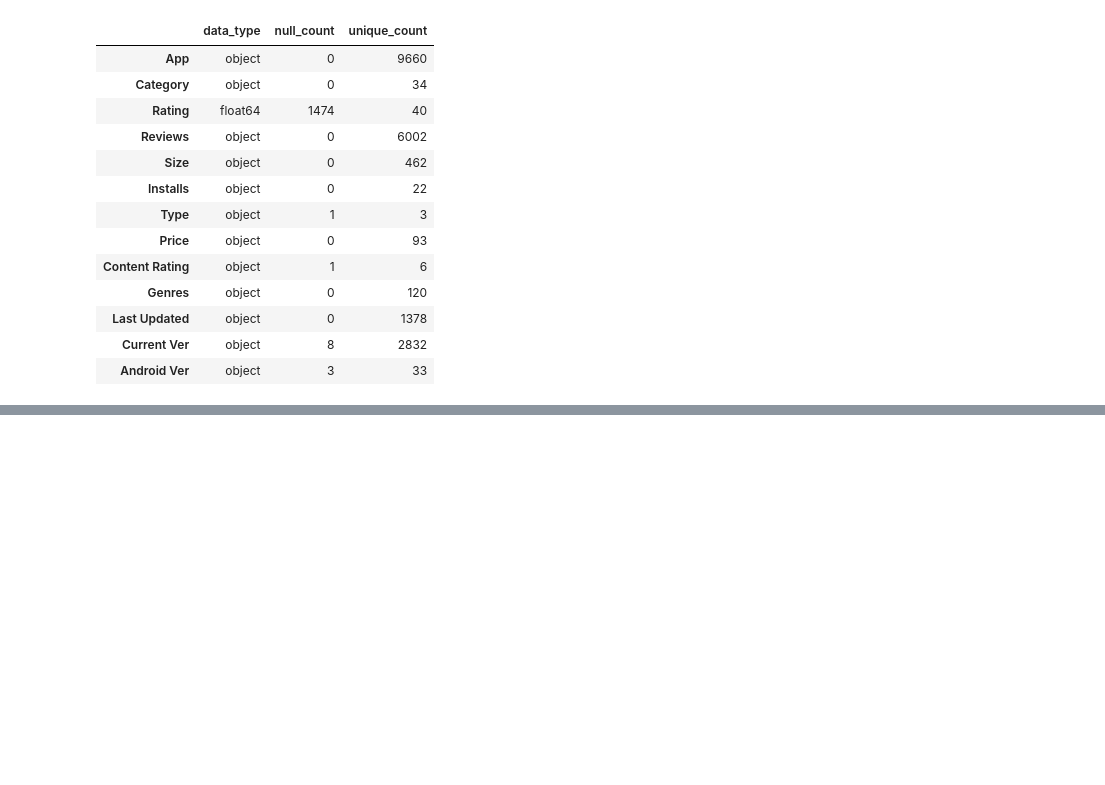
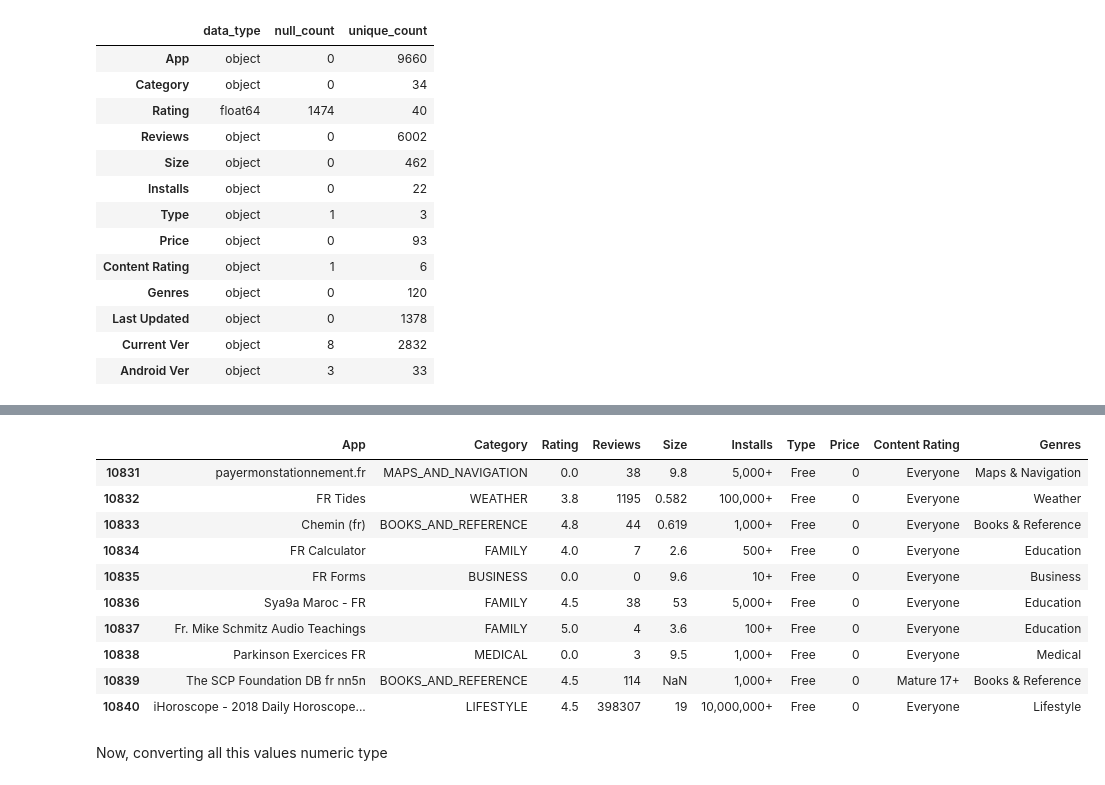
Before and after one commit to tjain858/Google-play-EDA, a Jupyter notebook: Play_Store_App_Review_Analysis_Capstone_Project.ipynb, the cells around one changed output, grey strips where cells are left out. Cells and saved outputs as stored; diff of their text form; code cells hidden in the pictures; blank space fills up the shorter version.

```diff
--- a/Play_Store_App_Review_Analysis_Capstone_Project.ipynb
+++ b/Play_Store_App_Review_Analysis_Capstone_Project.ipynb
@@ -181,0 +318,2 @@ printinfo()
+# %%
+playstore_df['Reviews'] = playstore_df.Reviews.astype(int)
@@ -181,0 +382,6 @@ printinfo()
+# %%
+# Removing the '+' Symbol by lamda function
+playstore_df['Size'] = playstore_df.Size.apply(lambda x : x.strip('+'))
+
+# Removing the ',' symbol to '' by using lambda function
+playstore_df['Size'] = playstore_df.Size.apply(lambda x :x.replace(',',''))
@@ -181,0 +390,7 @@ printinfo()
+# %%
+# Replacing the M symbol by multplying the value with 1000000
+playstore_df['Size'] = playstore_df.Size.apply(lambda x : str(x).replace('M' , '') if 'M' in str(x) else x)
+
+
+# Replacing the 'k' symbol by '' and divided by 1000 to convert it to MB
+playstore_df['Size'] = playstore_df.Size.apply(lambda x :float(str(x).replace('k' , ''))/1000 if 'k' in str(x) else x ) # Formula	:- divide the digital storage value by 1000
@@ -181,0 +406,19 @@ printinfo()
+# %%
+# Replacing the "Varies with device" value with Nan
+playstore_df['Size'] = playstore_df.Size.replace('Varies with device' , np.NaN)
+# %%
+playstore_df.tail(10)
+# %% [output]
+|  | App | Category | Rating | Reviews | Size | Installs | Type | Price | Content Rating | Genres |
+| 10831 | payermonstationnement.fr | MAPS_AND_NAVIGATION | 0.0 | 38 | 9.8 | 5,000+ | Free | 0 | Everyone | Maps & Navigation |
+| 10832 | FR Tides | WEATHER | 3.8 | 1195 | 0.582 | 100,000+ | Free | 0 | Everyone | Weather |
+| 10833 | Chemin (fr) | BOOKS_AND_REFERENCE | 4.8 | 44 | 0.619 | 1,000+ | Free | 0 | Everyone | Books & Reference |
+| 10834 | FR Calculator | FAMILY | 4.0 | 7 | 2.6 | 500+ | Free | 0 | Everyone | Education |
+| 10835 | FR Forms | BUSINESS | 0.0 | 0 | 9.6 | 10+ | Free | 0 | Everyone | Business |
+| 10836 | Sya9a Maroc - FR | FAMILY | 4.5 | 38 | 53 | 5,000+ | Free | 0 | Everyone | Education |
+| 10837 | Fr. Mike Schmitz Audio Teachings | FAMILY | 5.0 | 4 | 3.6 | 100+ | Free | 0 | Everyone | Education |
+| 10838 | Parkinson Exercices FR | MEDICAL | 0.0 | 3 | 9.5 | 1,000+ | Free | 0 | Everyone | Medical |
+| 10839 | The SCP Foundation DB fr nn5n | BOOKS_AND_REFERENCE | 4.5 | 114 | NaN | 1,000+ | Free | 0 | Mature 17+ | Books & Reference |
+| 10840 | iHoroscope - 2018 Daily Horoscope... | LIFESTYLE | 4.5 | 398307 | 19 | 10,000,000+ | Free | 0 | Everyone | Lifestyle |
+# %% [markdown]
+Now, converting all this values  numeric type
```
Also changed, not shown: parts of 36 cells of this notebook.
